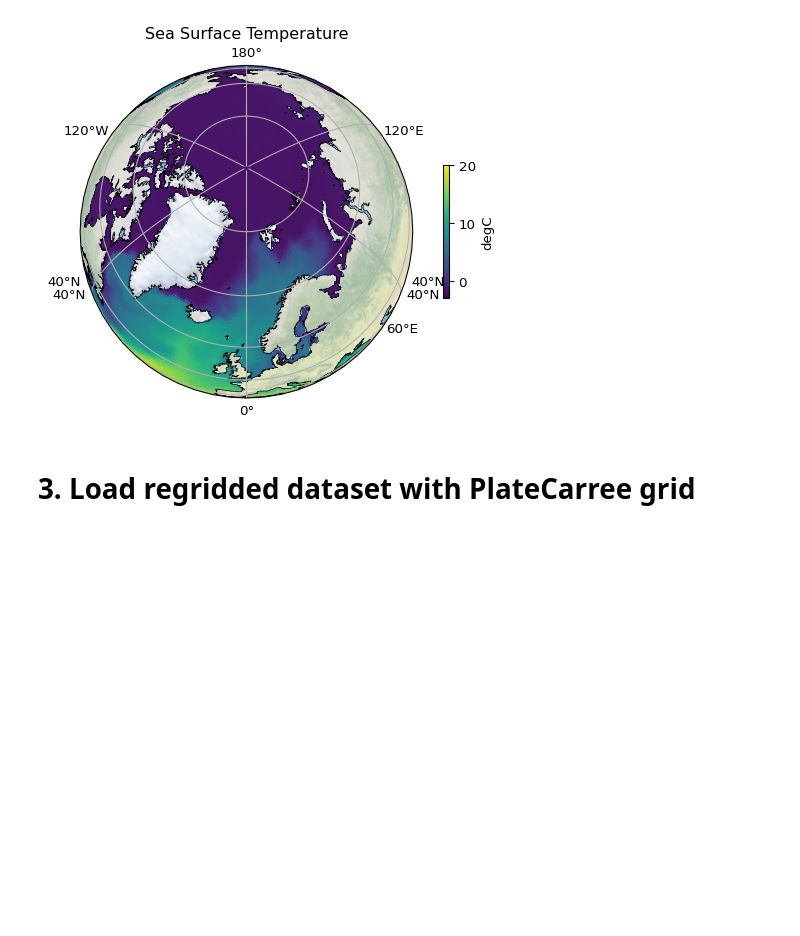
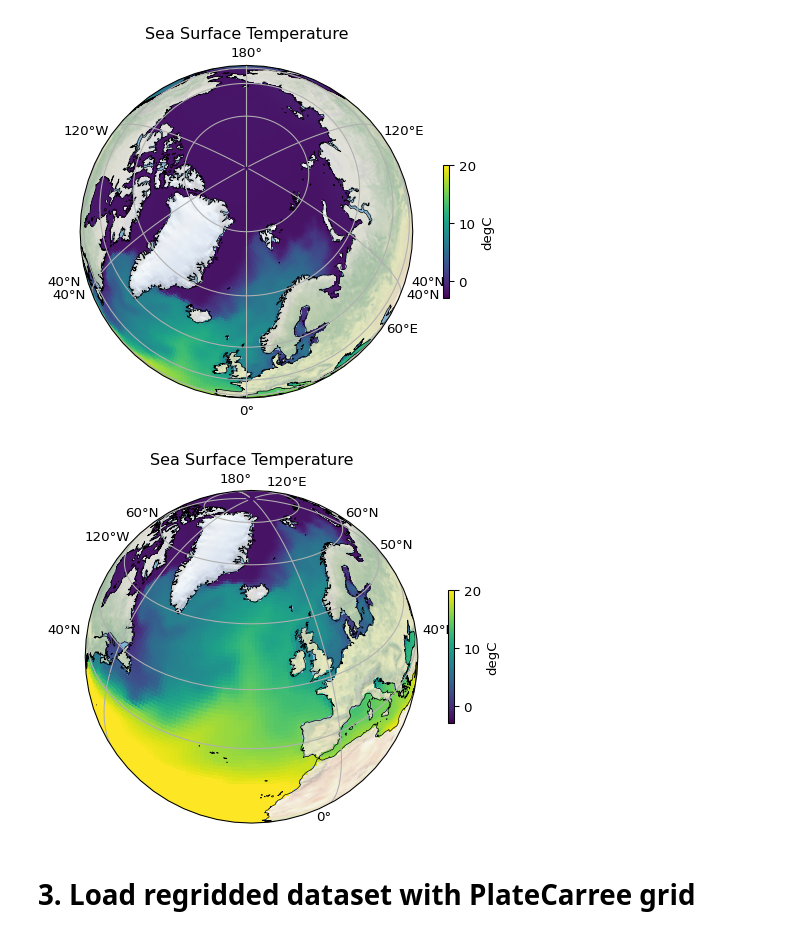
Before and after one commit to FAIR2Adapt/arctic-radioisotopes, a Jupyter notebook: arctic-isotopes/regridding.ipynb, the cells around one changed output. Drawn from its saved outputs; the diff is of its cells as text; code cells hidden in the pictures; blank space fills up the shorter version.

```diff
--- a/arctic-isotopes/regridding.ipynb
+++ b/arctic-isotopes/regridding.ipynb
@@ -214,6 +237,38 @@ ax.set_title("Sea Surface Temperature")
 plt.show()
 # %% [output]
 [figure]
+# %%
+proj = ccrs.NearsidePerspective(
+    central_longitude=-20.0, central_latitude=55.0, satellite_height=3e6
+)
+fig, ax = plt.subplots(1, figsize=(8, 4.5), dpi=96, subplot_kw={"projection": proj})
+
+# A temperature map
+pm0 = ax.pcolormesh(
+    plon,
+    plat,
+    ds.sst[0, :, :],
+    vmin=-3,
+    vmax=20,
+    cmap="viridis",
+    transform=ccrs.PlateCarree(),
+    shading="auto",
+    rasterized=True,
+)
+
+
+# Add coastlines and the lat-lon grid
+ax.coastlines(resolution="50m", color="black", linewidth=0.5)
+ax.stock_img()
+gl = ax.gridlines(ylocs=range(15, 76, 15), draw_labels=True)
+gl.ylocator = mpl.ticker.FixedLocator([40, 50, 60, 70, 80])
+
+plt.colorbar(pm0, fraction=0.2, shrink=0.4, label="degC")
+
+ax.set_title("Sea Surface Temperature")
+plt.show()
+# %% [output]
+[figure, added]
 # %%
 del ds
 # %% [markdown]
```
Also changed, not shown: parts of 27 cells of this notebook, 4 other files.
